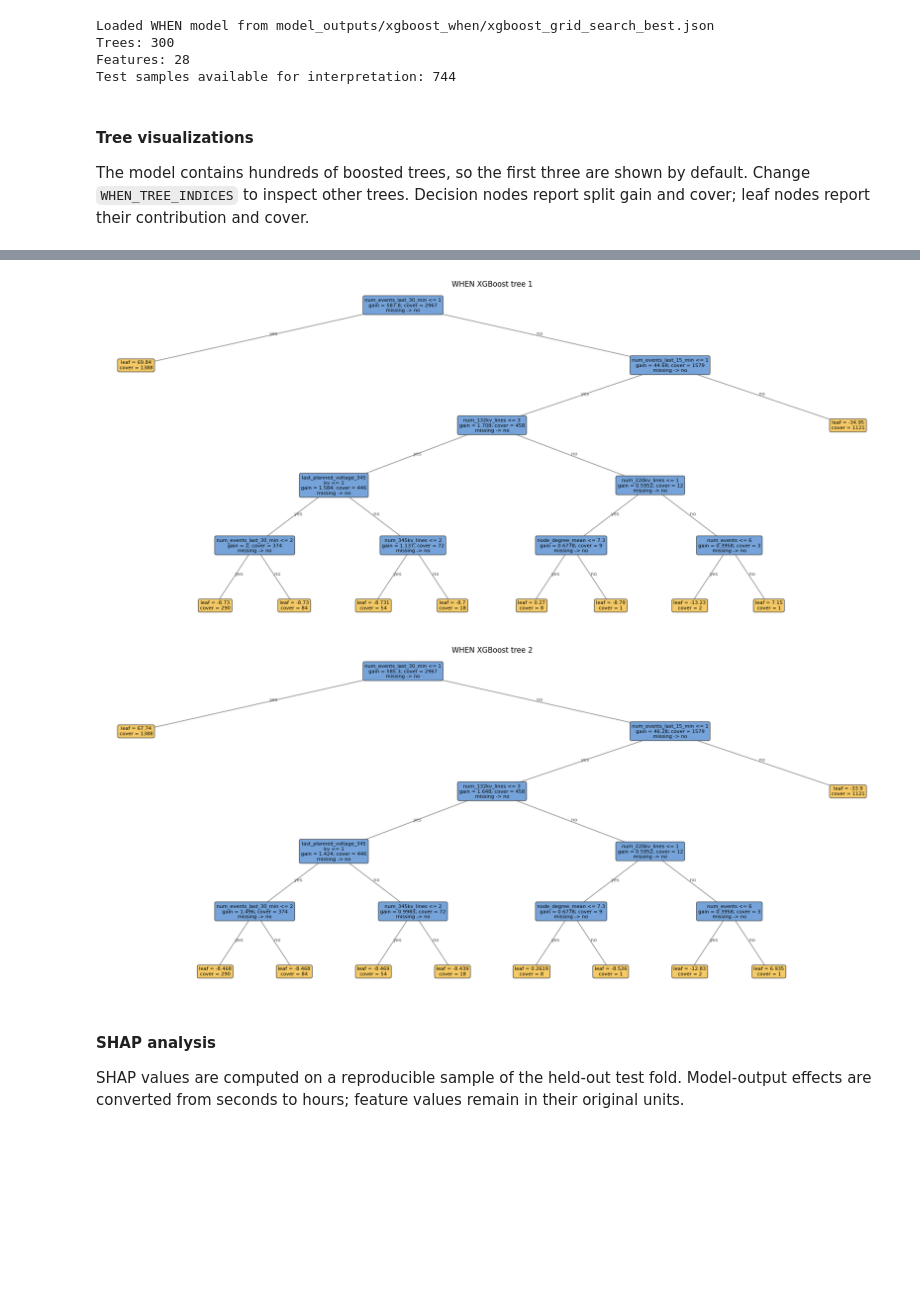
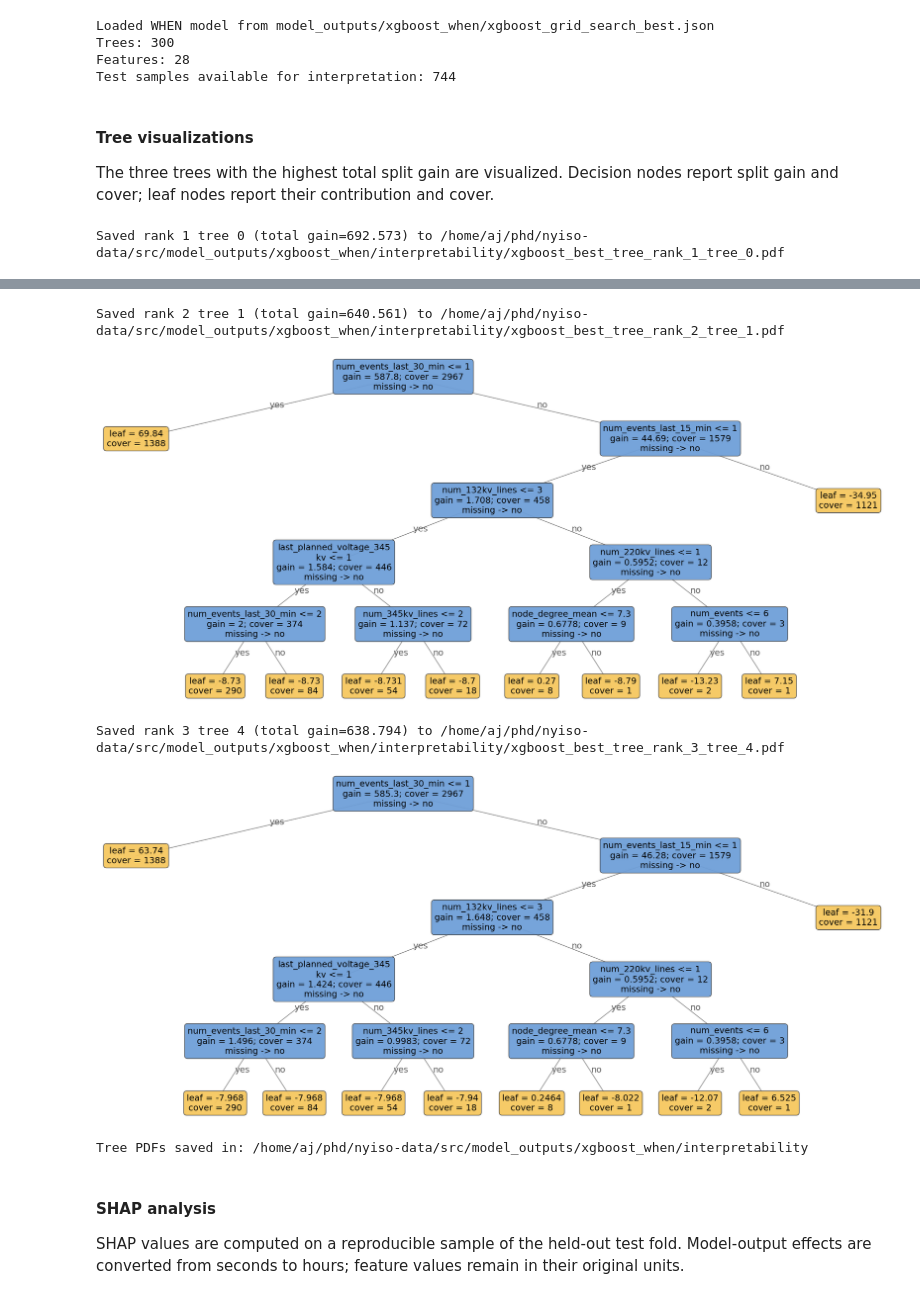
Before and after one commit to mohamad-hasan-sohan-ajini/predictive-maintenance, a Jupyter notebook: src/interpretability.ipynb, the cells around one changed output, grey strips where cells are left out. Drawn from its saved outputs; the diff is of its cells as text; code cells hidden in the pictures; blank space fills up the shorter version.

```diff
--- a/src/interpretability.ipynb
+++ b/src/interpretability.ipynb
@@ -540,7 +536,7 @@ Test samples available for interpretation: 744
 # %% [markdown]
 #### Tree visualizations
 
-The model contains hundreds of boosted trees, so the first three are shown by default. Change `WHEN_TREE_INDICES` to inspect other trees. Decision nodes report split gain and cover; leaf nodes report their contribution and cover.
+The three trees with the highest total split gain are visualized. Decision nodes report split gain and cover; leaf nodes report their contribution and cover.
 # %%
 from textwrap import fill
 
@@ -603,7 +599,7 @@ def plot_xgboost_tree(booster, tree_index, ax=None):
                 (parent_y + child_y) / 2,
                 edge_label,
                 color="0.35",
-                fontsize=8,
+                fontsize=14,
             )
 
     for node_id, row in nodes.iterrows():
@@ -625,7 +621,7 @@ def plot_xgboost_tree(booster, tree_index, ax=None):
             label,
             ha="center",
             va="center",
-            fontsize=8,
+            fontsize=14,
             bbox={
                 "boxstyle": "round,pad=0.35",
                 "facecolor": facecolor,
@@ -635,20 +631,41 @@ def plot_xgboost_tree(booster, tree_index, ax=None):
             zorder=2,
         )
 
-    ax.set_title(f"WHEN XGBoost tree {tree_index}")
+    # ax.set_title(f"WHEN XGBoost tree {tree_index}", fontsize=18)
     ax.axis("off")
     return ax
 # %%
-WHEN_TREE_INDICES = [0, 1, 2]
+when_tree_table = when_booster.trees_to_dataframe()
+when_tree_gain_ranking = (
+    when_tree_table.loc[when_tree_table["Feature"] != "Leaf"]
+    .groupby("Tree")["Gain"]
+    .sum()
+    .sort_values(ascending=False)
+)
+WHEN_TREE_INDICES = when_tree_gain_ranking.head(3).index.astype(int).tolist()
+when_tree_pdf_paths = []
 
-for tree_index in WHEN_TREE_INDICES:
+for tree_rank, tree_index in enumerate(WHEN_TREE_INDICES, start=1):
     figure, axis = plt.subplots(figsize=(18, 8))
     plot_xgboost_tree(when_booster, tree_index, ax=axis)
     figure.tight_layout()
+    tree_pdf_path = (
+        WHEN_INTERPRETABILITY_OUTPUT_DIR
+        / f"xgboost_best_tree_rank_{tree_rank}_tree_{tree_index}.pdf"
+    )
     figure.savefig(
-        WHEN_INTERPRETABILITY_OUTPUT_DIR / f"xgboost_tree_{tree_index}.pdf",
+        tree_pdf_path,
         dpi=300,
         bbox_inches="tight",
     )
+    when_tree_pdf_paths.append(tree_pdf_path)
+    print(
+        f"Saved rank {tree_rank} tree {tree_index} "
+        f"(total gain={when_tree_gain_ranking.loc[tree_index]:.6g}) to "
+        f"{tree_pdf_path.resolve()}"
+    )
     plt.show()
+
+print(f"Tree PDFs saved in: {WHEN_INTERPRETABILITY_OUTPUT_DIR.resolve()}")
 # %% [output]
+Saved rank 1 tree 0 (total gain=692.573) to /home/aj/phd/nyiso-data/src/model_outputs/xgboost_when/interpretability/xgboost_best_tree_rank_1_tree_0.pdf
@@ -656,5 +673,8 @@ for tree_index in WHEN_TREE_INDICES:
+Saved rank 2 tree 1 (total gain=640.561) to /home/aj/phd/nyiso-data/src/model_outputs/xgboost_when/interpretability/xgboost_best_tree_rank_2_tree_1.pdf
-[figure, old version]
+[figure, new version]
+Saved rank 3 tree 4 (total gain=638.794) to /home/aj/phd/nyiso-data/src/model_outputs/xgboost_when/interpretability/xgboost_best_tree_rank_3_tree_4.pdf
-[figure, old version]
+[figure, new version]
+Tree PDFs saved in: /home/aj/phd/nyiso-data/src/model_outputs/xgboost_when/interpretability
 # %% [markdown]
 #### SHAP analysis
 
```
Also changed, not shown: parts of 6 cells of this notebook.
